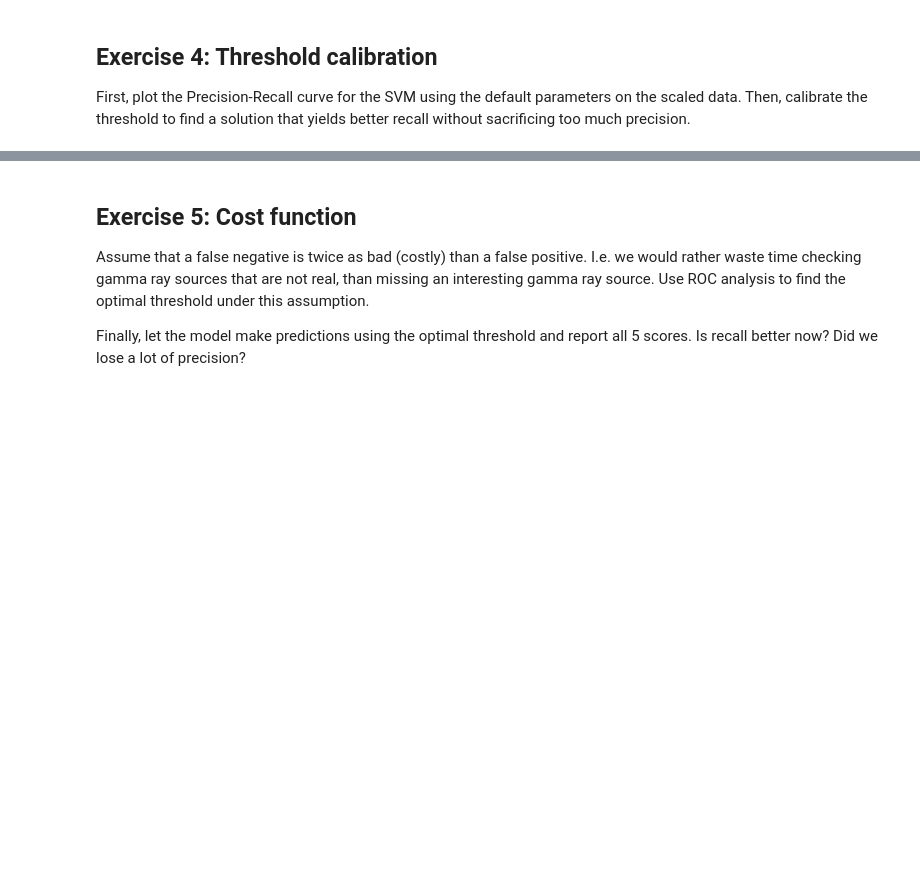
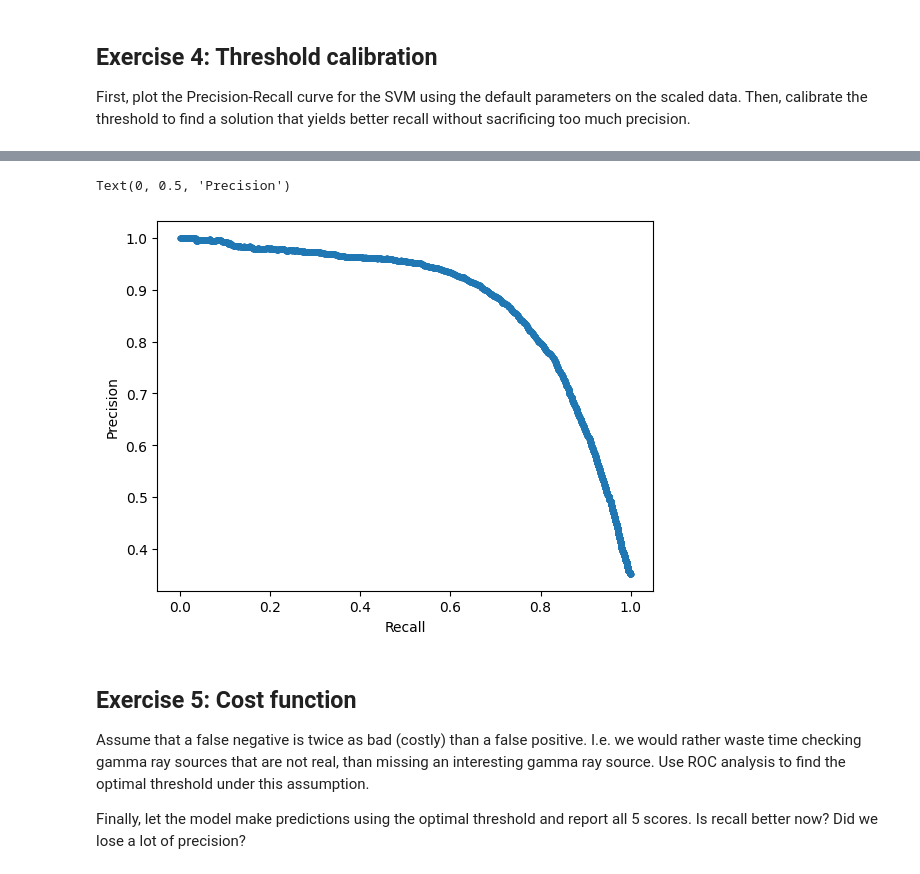
Before and after one commit to lukaas33/MLE-material, a Jupyter notebook: labs/Lab 2b - Model Selection.ipynb, the cells around one changed output, grey strips where cells are left out. Cells and saved outputs as stored; diff of their text form; code cells hidden in the pictures; blank space fills up the shorter version.

```diff
--- a/labs/Lab 2b - Model Selection.ipynb
+++ b/labs/Lab 2b - Model Selection.ipynb
@@ -112,3 +175,18 @@ First, plot the Precision-Recall curve for the SVM using the default parameters
+# %%
+from sklearn.calibration import CalibratedClassifierCV
+
+# Calibrate SVC model
+calibrated_model = CalibratedClassifierCV(model)
+calibrated_model.fit(Xs_train, y_train)
+calibrated_y_pred = calibrated_model.predict(Xs_test)
+calibrated_p_pred = calibrated_model.predict_proba(Xs_test)[:,1]
+precision, recall, thresholds = precision_recall_curve(y_test, calibrated_p_pred)
+plt.plot(recall, precision, marker='.')
+plt.xlabel('Recall')
+plt.ylabel('Precision')
+# %% [output]
+Text(0, 0.5, 'Precision')
+[figure, added]
 # %% [markdown]
 ## Exercise 5: Cost function
 Assume that a false negative is twice as bad (costly) than a false positive. I.e. we would rather waste time checking gamma ray sources that are not real, than missing an interesting gamma ray source. Use ROC analysis to find the optimal threshold under this assumption.
```
Also changed, not shown: parts of 9 cells of this notebook, 1 other file.
